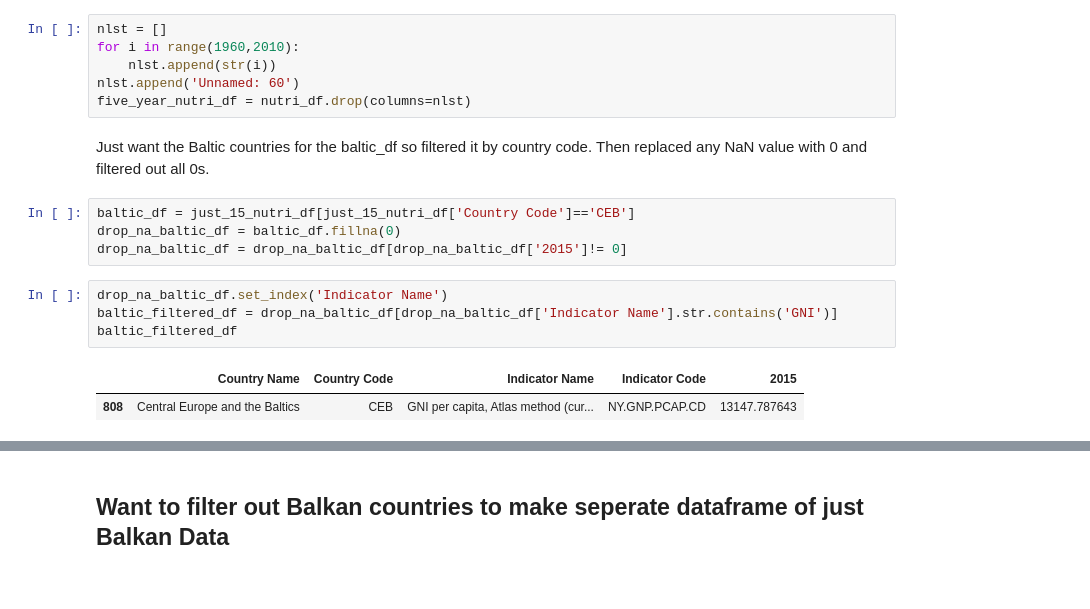
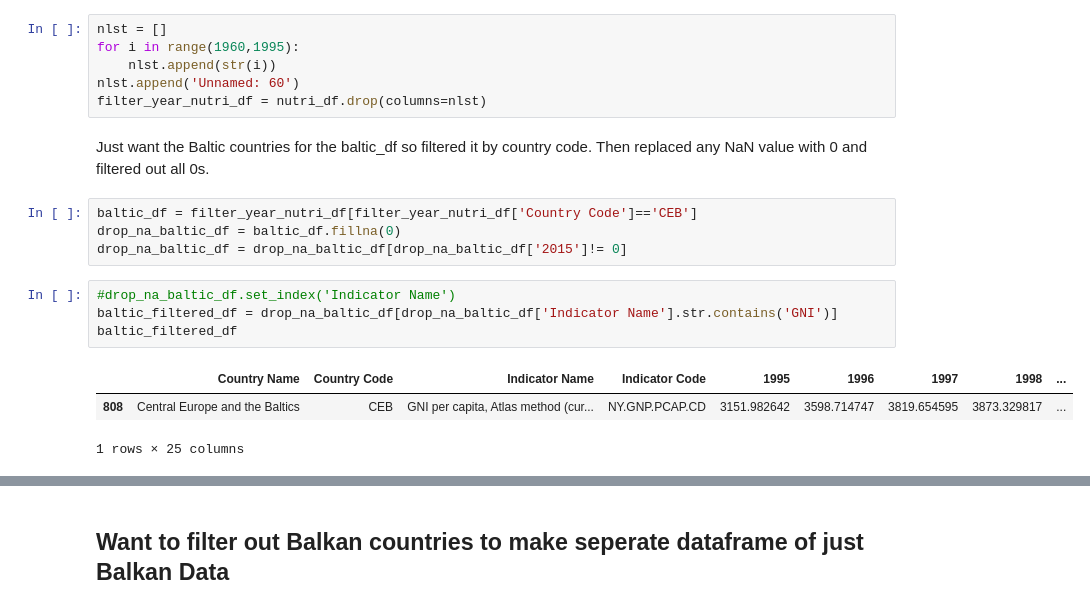
Before and after one commit to jhardin7612/python_eda_case_study, a Jupyter notebook: Andy-Explore.ipynb, the cells around one changed output, grey strips where cells are left out. Cells and saved outputs as stored; diff of their text form.

```diff
--- a/Andy-Explore.ipynb
+++ b/Andy-Explore.ipynb
@@ -43,21 +43,22 @@ nlst.append('Unnamed: 60')
 just_15_nutri_df = nutri_df.drop(columns=nlst)
 # %%
 nlst = []
-for i in range(1960,2010):
+for i in range(1960,1995):
     nlst.append(str(i))
 nlst.append('Unnamed: 60')
-five_year_nutri_df = nutri_df.drop(columns=nlst)
+filter_year_nutri_df = nutri_df.drop(columns=nlst)
 # %% [markdown]
 Just want the Baltic countries for the baltic_df so filtered it by country code.
 Then replaced any NaN value with 0 and filtered out all 0s.
 # %%
-baltic_df = just_15_nutri_df[just_15_nutri_df['Country Code']=='CEB']
+baltic_df = filter_year_nutri_df[filter_year_nutri_df['Country Code']=='CEB']
 drop_na_baltic_df = baltic_df.fillna(0)
 drop_na_baltic_df = drop_na_baltic_df[drop_na_baltic_df['2015']!= 0]
 # %%
-drop_na_baltic_df.set_index('Indicator Name')
+#drop_na_baltic_df.set_index('Indicator Name')
 baltic_filtered_df = drop_na_baltic_df[drop_na_baltic_df['Indicator Name'].str.contains('GNI')]
 baltic_filtered_df
 # %% [output]
-|  | Country Name | Country Code | Indicator Name | Indicator Code | 2015 |
-| 808 | Central Europe and the Baltics | CEB | GNI per capita, Atlas method (cur... | NY.GNP.PCAP.CD | 13147.787643 |
+|  | Country Name | Country Code | Indicator Name | Indicator Code | 1995 | 1996 | 1997 | 1998 | ... |
+| 808 | Central Europe and the Baltics | CEB | GNI per capita, Atlas method (cur... | NY.GNP.PCAP.CD | 3151.982642 | 3598.714747 | 3819.654595 | 3873.329817 | ... |
+1 rows × 25 columns
```
Also changed, not shown: parts of 5 cells of this notebook.
